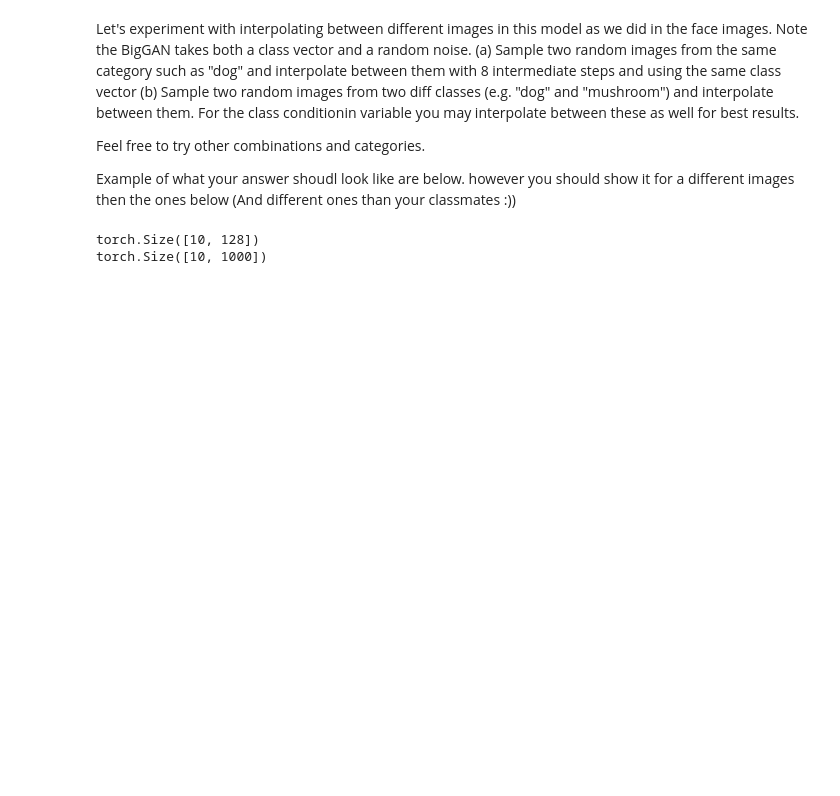
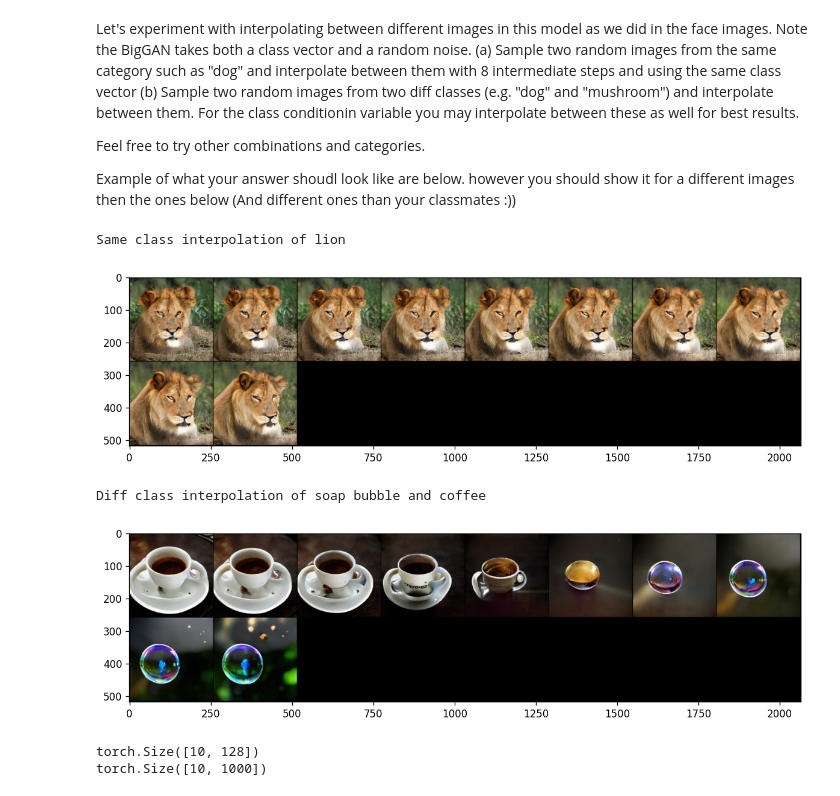
Before and after one commit to zxcej/COMP691_LABS, a Jupyter notebook: Copy_of_COMP691_GenerativeQ.ipynb, the cells around one changed output. Saved outputs shown, nothing was run; the diff lists cells and outputs as text; code cells hidden in the pictures; blank space fills up the shorter version.

```diff
--- a/Copy_of_COMP691_GenerativeQ.ipynb
+++ b/Copy_of_COMP691_GenerativeQ.ipynb
@@ -177,6 +162,50 @@ Let's experiment with interpolating between different images in this model as we
 Feel free to try other combinations and categories.
 
 Example of what your answer shoudl look like are below. however you should show it for a different images then the ones below (And different ones than your classmates :))
+# %%
+import numpy as np
+
+
+def interpolate_image(class_name1, class_name2, noise1, noise2, num_interpolation =8):
+    alpha_values = np.linspace(0, 1, num_interpolation+2)
+    interpolated_noises = [noise1 * alpha + noise2 * (1 - alpha) for alpha in alpha_values]
+    class1 = one_hot_from_names([class_name1])[0]
+    class2 = one_hot_from_names([class_name2])[0]
+    interpolated_classes = [class1 * alpha + class2 * (1 - alpha) for alpha in alpha_values]
+
+    noise_tensor = torch.from_numpy(np.vstack(interpolated_noises)).to('cuda')
+    class_tensor = torch.from_numpy(np.vstack(interpolated_classes)).to('cuda')
+
+    # Generate an image
+    with torch.no_grad():
+        output = model(noise_tensor, class_tensor, truncation)
+
+    # If you have a GPU put back on CPU
+    return output.to('cpu')
+
+def display_images(images):
+    grid = torchvision.utils.make_grid(images.clamp(min=-1, max=1), scale_each=True, normalize=True)
+    plt.figure(figsize=(12, 6), dpi=120)
+    plt.imshow(grid.permute(1, 2, 0).cpu().numpy())
+    plt.show()
+
+noise1_same_class = truncated_noise_sample(truncation=truncation, batch_size=1)
+noise2_same_class = truncated_noise_sample(truncation=truncation, batch_size=1)
+generated_images_same_class = interpolate_image('lion', 'lion', noise1_same_class, noise2_same_class)
+
+noise1_diff_class = truncated_noise_sample(truncation=truncation, batch_size=1)
+noise2_diff_class = truncated_noise_sample(truncation=truncation, batch_size=1)
+generated_images_diff_class = interpolate_image('soap bubble', 'coffee', noise1_diff_class, noise2_diff_class)
+
+print(f"Same class interpolation of lion")
+display_images(generated_images_same_class)
+print(f"Diff class interpolation of soap bubble and coffee")
+display_images(generated_images_diff_class)
+# %% [output]
+Same class interpolation of lion
+[figure, added]
+Diff class interpolation of soap bubble and coffee
+[figure, added]
 # %%
 # %% [output]
 torch.Size([10, 128])
```
Also changed, not shown: parts of 8 cells of this notebook.
